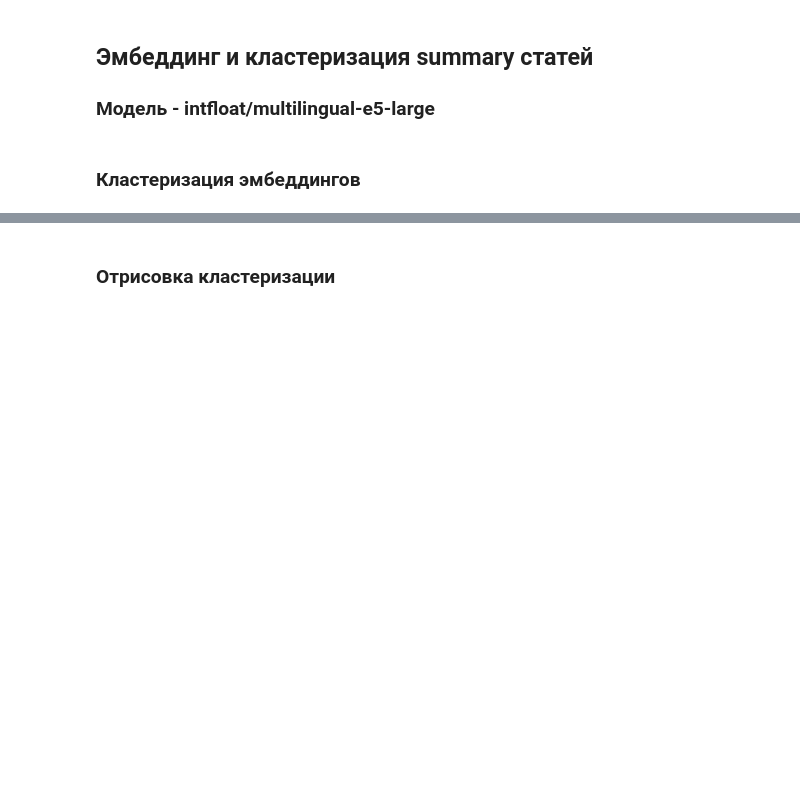
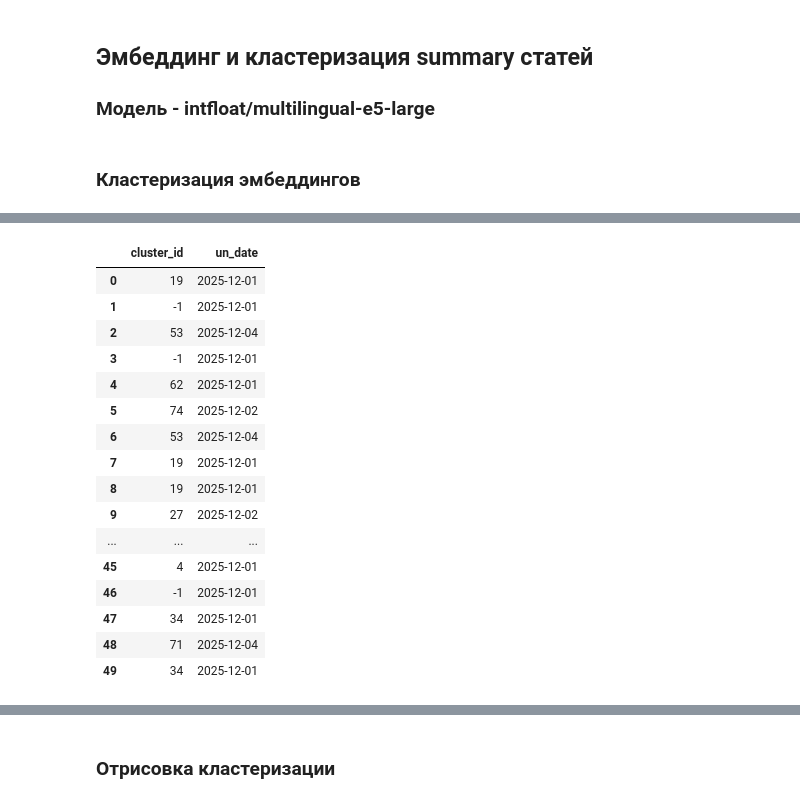
Before and after one commit to dmitriyjopov/OptionsNewsIndicator, a Jupyter notebook: news_indicator_microsoft.ipynb, the cells around one changed output, grey strips where cells are left out. Saved outputs shown, nothing was run; the diff lists cells and outputs as text; code cells hidden in the pictures; blank space fills up the shorter version.

```diff
--- a/news_indicator_microsoft.ipynb
+++ b/news_indicator_microsoft.ipynb
@@ -281,3 +300,53 @@ df_index = df_index.drop(columns=['scraped_date'])
 # %%
 df_index['vector'] = list(embeddings)
+# %%
+import umap
+import hdbscan
+
+reducer = umap.UMAP(
+    n_components=3,
+    n_neighbors=5,
+    metric='cosine',
+    random_state=42
+)
+
+embedding = reducer.fit_transform(df_index['vector'].values.tolist())
+df_index['x'] = embedding[:, 0]
+df_index['y'] = embedding[:, 1]
+df_index['z'] = embedding[:, 2]
+
+df_index['un_date'] = pd.to_datetime(df_index['scraped_date']).dt.date
+for idx, group in df_index.groupby('un_date'):
+    if len(group) < 5:
+        continue
+    vectors = np.stack(group[['x','y','z']].values)
+    clusterer = hdbscan.HDBSCAN(
+        min_cluster_size=5,
+        allow_single_cluster=True,
+        cluster_selection_method='eom',
+        metric='euclidean'
+    )
+    labels = clusterer.fit_predict(vectors)
+
+    df_index.loc[group.index, 'cluster_id'] = labels
+# %%
+df_index[['cluster_id', 'un_date']].head(50)
+# %% [output]
+|  | cluster_id | un_date |
+| 0 | 19 | 2025-12-01 |
+| 1 | -1 | 2025-12-01 |
+| 2 | 53 | 2025-12-04 |
+| 3 | -1 | 2025-12-01 |
+| 4 | 62 | 2025-12-01 |
+| 5 | 74 | 2025-12-02 |
+| 6 | 53 | 2025-12-04 |
+| 7 | 19 | 2025-12-01 |
+| 8 | 19 | 2025-12-01 |
+| 9 | 27 | 2025-12-02 |
+| ... | ... | ... |
+| 45 | 4 | 2025-12-01 |
+| 46 | -1 | 2025-12-01 |
+| 47 | 34 | 2025-12-01 |
+| 48 | 71 | 2025-12-04 |
+| 49 | 34 | 2025-12-01 |
 # %%
```
Also changed, not shown: parts of 7 cells of this notebook.
